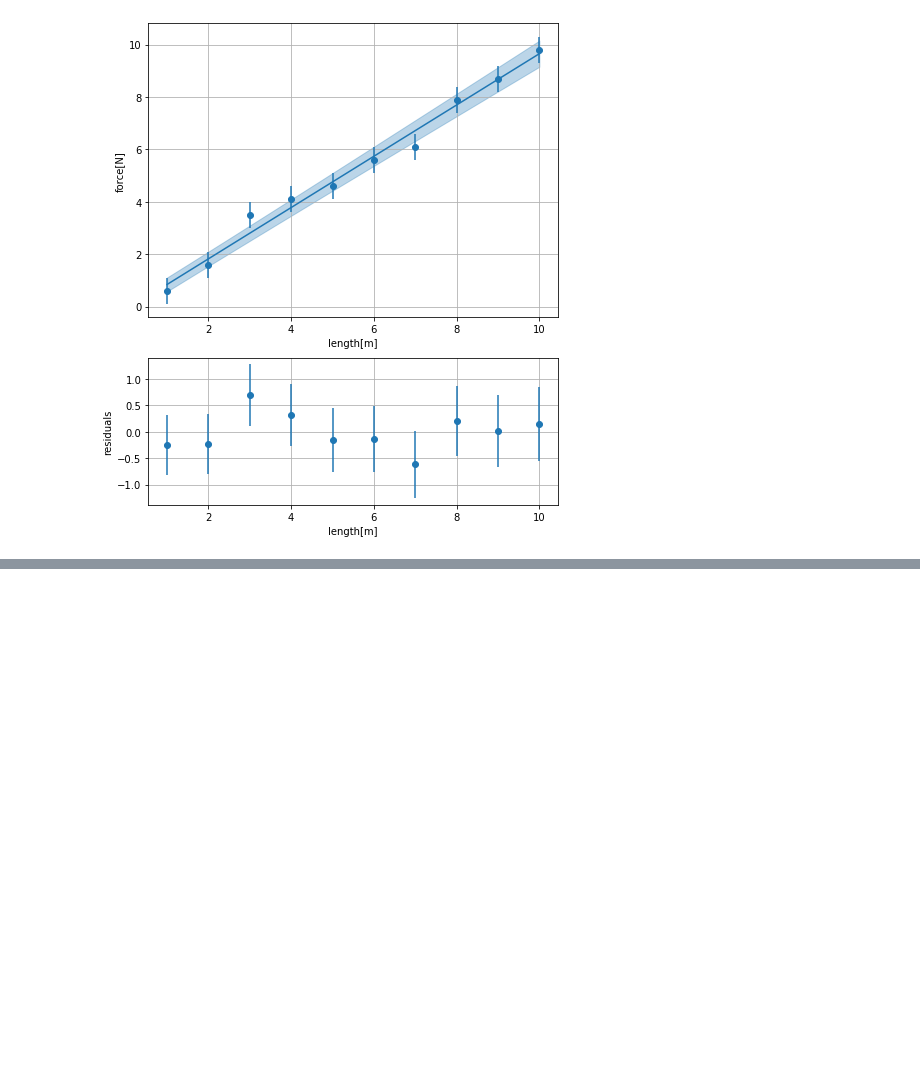
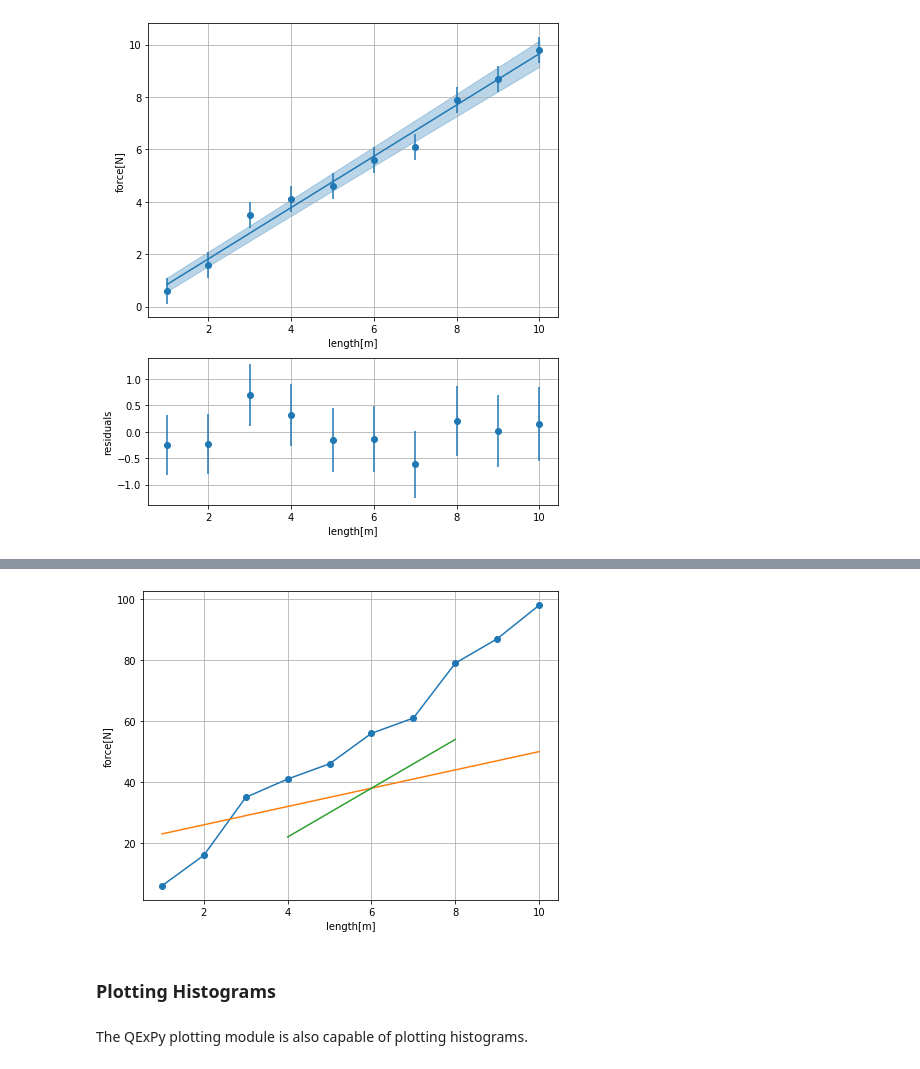
Before and after one commit to Queens-Physics/qexpy, a Jupyter notebook: examples/plotting_and_fitting.ipynb, the cells around one changed output, grey strips where cells are left out. Cells and saved outputs as stored; diff of their text form; code cells hidden in the pictures; blank space fills up the shorter version.

```diff
--- a/examples/plotting_and_fitting.ipynb
+++ b/examples/plotting_and_fitting.ipynb
@@ -195,0 +295,16 @@ figure.show()
+# %%
+# You can also plot a function with parameters
+def func2(x, *pars):
+    return pars[0] + x * pars[1]
+
+# You can specify an xrange for the plot, and also when plotting a function with
+# parameters, you have to specify the parameters values too.
+figure.plot(func2, xrange=(4,8), pars=[-10,8])
+
+figure.show()
+# %% [output]
+[figure, added]
+# %% [markdown]
+### Plotting Histograms
+# %% [markdown]
+The QExPy plotting module is also capable of plotting histograms.
```
Also changed, not shown: parts of 18 cells of this notebook, 10 other files.
